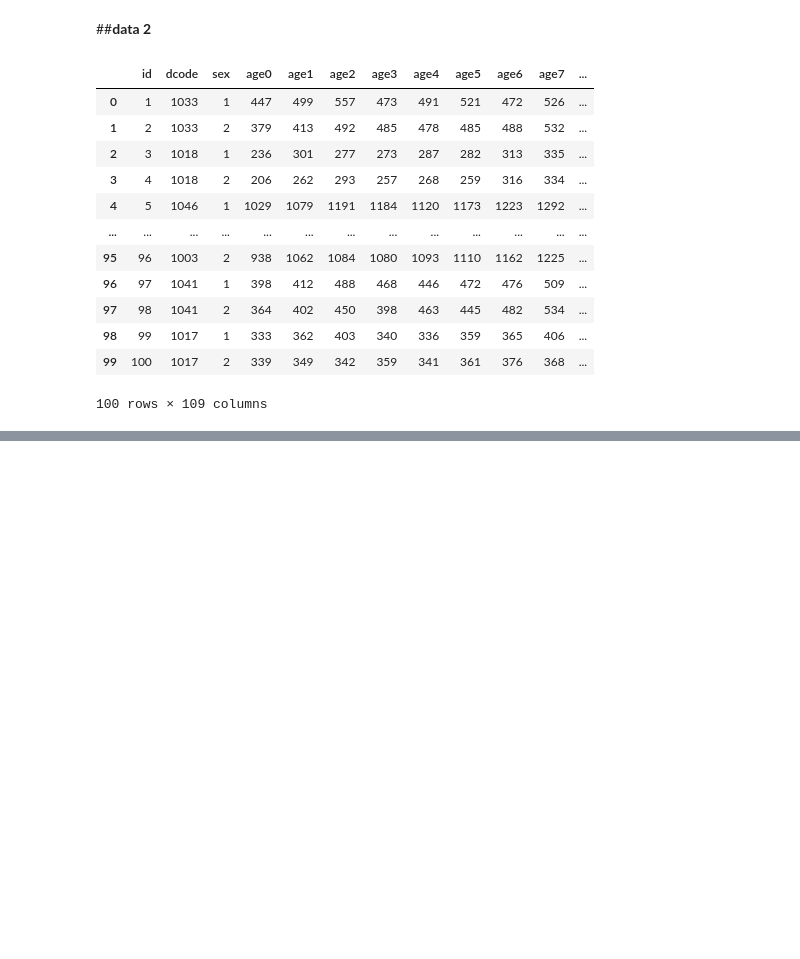
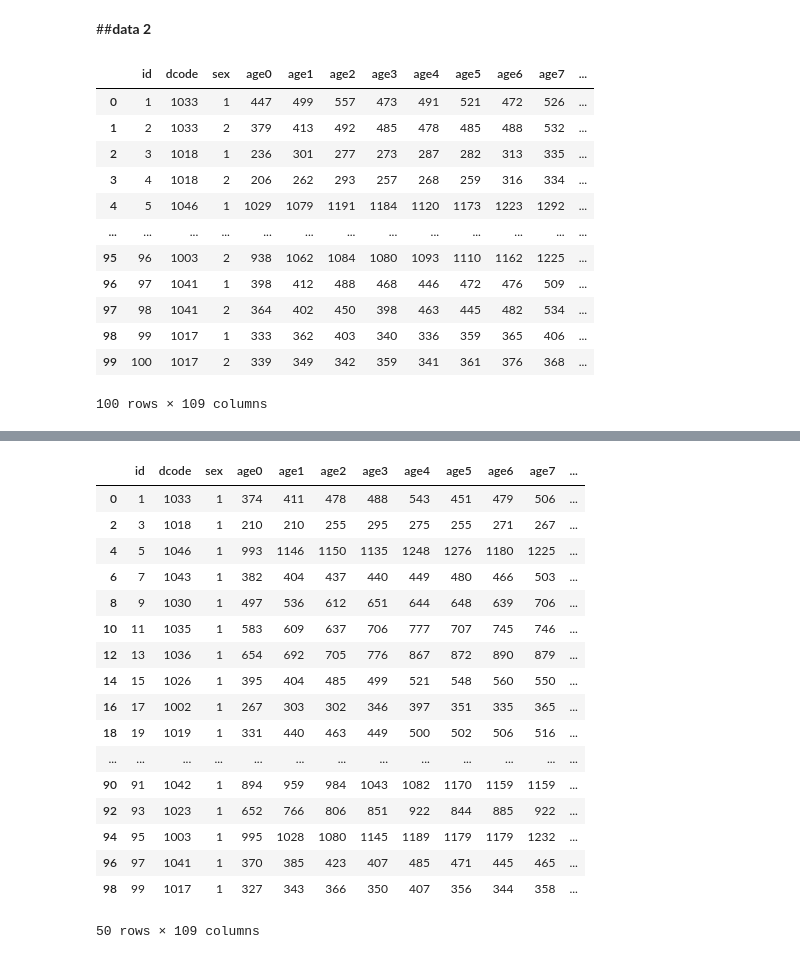
Before and after one commit to gameaphiwat/DWDM21, a Jupyter notebook: Project.ipynb, the cells around one changed output, grey strips where cells are left out. Saved outputs shown, nothing was run; the diff lists cells and outputs as text; code cells hidden in the pictures; blank space fills up the shorter version.

```diff
--- a/Project.ipynb
+++ b/Project.ipynb
@@ -212,0 +103,22 @@ sumage.describe()
+# %%
+sex2 = data1[data1['sex'] == 1 ]
+sex2
+# %% [output]
+|  | id | dcode | sex | age0 | age1 | age2 | age3 | age4 | age5 | age6 | age7 | ... |
+| 0 | 1 | 1033 | 1 | 374 | 411 | 478 | 488 | 543 | 451 | 479 | 506 | ... |
+| 2 | 3 | 1018 | 1 | 210 | 210 | 255 | 295 | 275 | 255 | 271 | 267 | ... |
+| 4 | 5 | 1046 | 1 | 993 | 1146 | 1150 | 1135 | 1248 | 1276 | 1180 | 1225 | ... |
+| 6 | 7 | 1043 | 1 | 382 | 404 | 437 | 440 | 449 | 480 | 466 | 503 | ... |
+| 8 | 9 | 1030 | 1 | 497 | 536 | 612 | 651 | 644 | 648 | 639 | 706 | ... |
+| 10 | 11 | 1035 | 1 | 583 | 609 | 637 | 706 | 777 | 707 | 745 | 746 | ... |
+| 12 | 13 | 1036 | 1 | 654 | 692 | 705 | 776 | 867 | 872 | 890 | 879 | ... |
+| 14 | 15 | 1026 | 1 | 395 | 404 | 485 | 499 | 521 | 548 | 560 | 550 | ... |
+| 16 | 17 | 1002 | 1 | 267 | 303 | 302 | 346 | 397 | 351 | 335 | 365 | ... |
+| 18 | 19 | 1019 | 1 | 331 | 440 | 463 | 449 | 500 | 502 | 506 | 516 | ... |
+| ... | ... | ... | ... | ... | ... | ... | ... | ... | ... | ... | ... | ... |
+| 90 | 91 | 1042 | 1 | 894 | 959 | 984 | 1043 | 1082 | 1170 | 1159 | 1159 | ... |
+| 92 | 93 | 1023 | 1 | 652 | 766 | 806 | 851 | 922 | 844 | 885 | 922 | ... |
+| 94 | 95 | 1003 | 1 | 995 | 1028 | 1080 | 1145 | 1189 | 1179 | 1179 | 1232 | ... |
+| 96 | 97 | 1041 | 1 | 370 | 385 | 423 | 407 | 485 | 471 | 445 | 465 | ... |
+| 98 | 99 | 1017 | 1 | 327 | 343 | 366 | 350 | 407 | 356 | 344 | 358 | ... |
+50 rows × 109 columns
```
Also changed, not shown: parts of 27 cells of this notebook.
